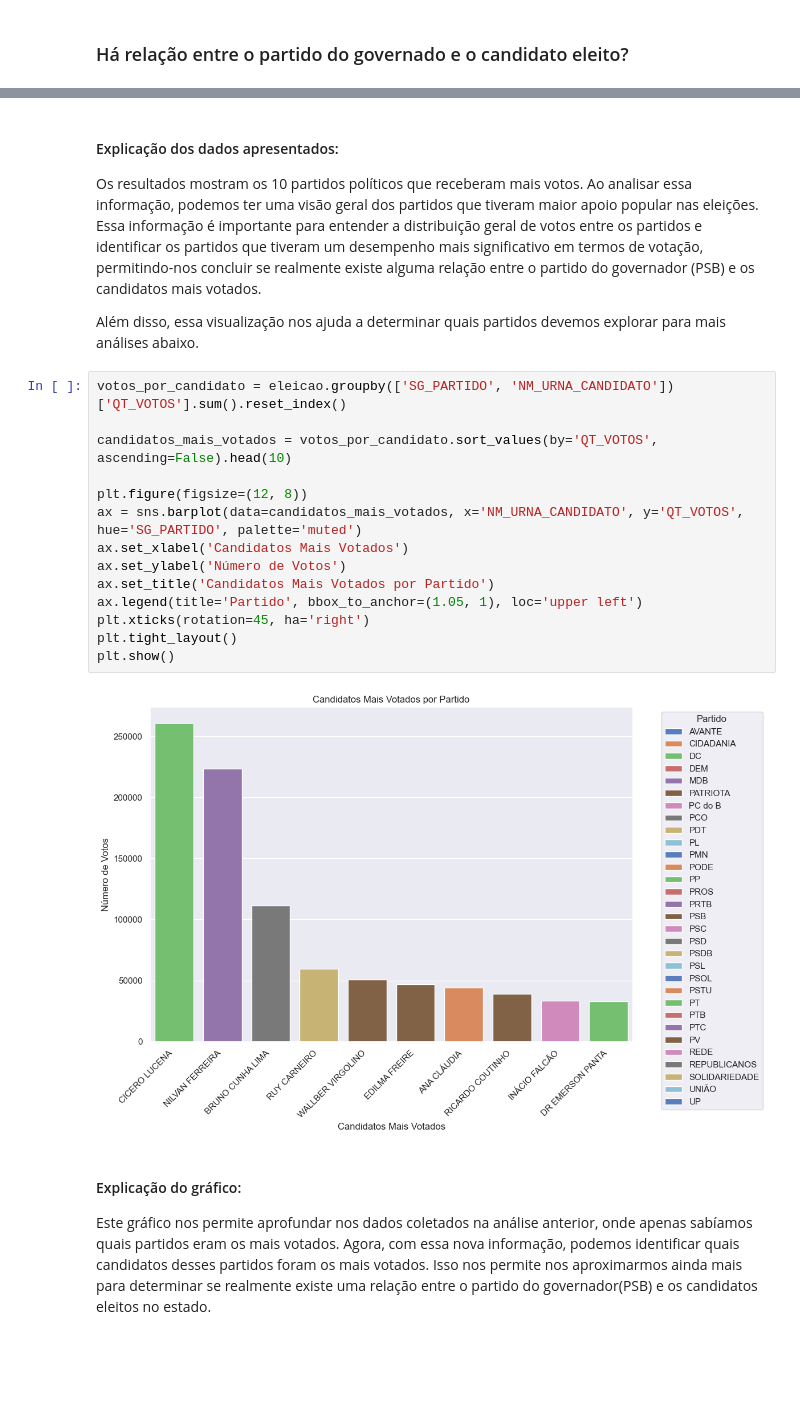
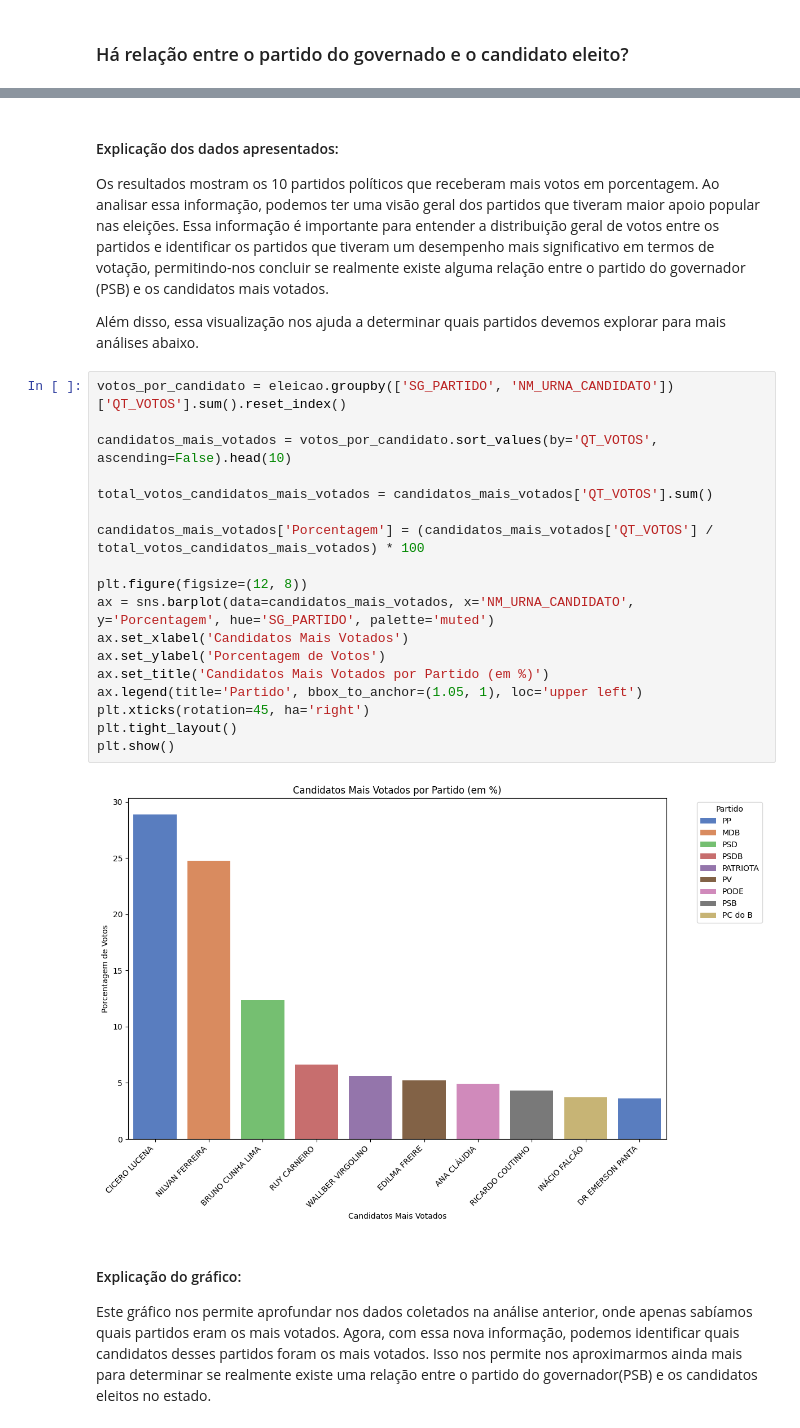
Before and after one commit to Kawhan/final_data_project, a Jupyter notebook: relatorio.ipynb, the cells around one changed output, grey strips where cells are left out. Cells and saved outputs as stored; diff of their text form; blank space fills up the shorter version.

```diff
--- a/relatorio.ipynb
+++ b/relatorio.ipynb
@@ -1496,24 +1497,28 @@ PSB: 96416.0
 # %% [markdown]
 #### Explicação dos dados apresentados:
-Os resultados mostram os 10 partidos políticos que receberam mais votos. Ao analisar essa informação, podemos ter uma visão geral dos partidos que tiveram maior apoio popular nas eleições. Essa informação é importante para entender a distribuição geral de votos entre os partidos e identificar os partidos que tiveram um desempenho mais significativo em termos de votação, permitindo-nos concluir se realmente existe alguma relação entre o partido do governador (PSB) e os candidatos mais votados.
+Os resultados mostram os 10 partidos políticos que receberam mais votos em porcentagem. Ao analisar essa informação, podemos ter uma visão geral dos partidos que tiveram maior apoio popular nas eleições. Essa informação é importante para entender a distribuição geral de votos entre os partidos e identificar os partidos que tiveram um desempenho mais significativo em termos de votação, permitindo-nos concluir se realmente existe alguma relação entre o partido do governador (PSB) e os candidatos mais votados.
 
 Além disso, essa visualização nos ajuda a determinar quais partidos devemos explorar para mais análises abaixo.
 # %%
 votos_por_candidato = eleicao.groupby(['SG_PARTIDO', 'NM_URNA_CANDIDATO'])['QT_VOTOS'].sum().reset_index()
 
 candidatos_mais_votados = votos_por_candidato.sort_values(by='QT_VOTOS', ascending=False).head(10)
 
+total_votos_candidatos_mais_votados = candidatos_mais_votados['QT_VOTOS'].sum()
+
+candidatos_mais_votados['Porcentagem'] = (candidatos_mais_votados['QT_VOTOS'] / total_votos_candidatos_mais_votados) * 100
+
 plt.figure(figsize=(12, 8))
-ax = sns.barplot(data=candidatos_mais_votados, x='NM_URNA_CANDIDATO', y='QT_VOTOS', hue='SG_PARTIDO', palette='muted')
+ax = sns.barplot(data=candidatos_mais_votados, x='NM_URNA_CANDIDATO', y='Porcentagem', hue='SG_PARTIDO', palette='muted')
 ax.set_xlabel('Candidatos Mais Votados')
-ax.set_ylabel('Número de Votos')
-ax.set_title('Candidatos Mais Votados por Partido')
+ax.set_ylabel('Porcentagem de Votos')
+ax.set_title('Candidatos Mais Votados por Partido (em %)')
 ax.legend(title='Partido', bbox_to_anchor=(1.05, 1), loc='upper left')
 plt.xticks(rotation=45, ha='right')
 plt.tight_layout()
 plt.show()
 # %% [output]
-[figure, old version]
+[figure, new version]
 # %% [markdown]
 #### Explicação do gráfico:
 Este gráfico nos permite aprofundar nos dados coletados na análise anterior, onde apenas sabíamos quais partidos eram os mais votados. Agora, com essa nova informação, podemos identificar quais candidatos desses partidos foram os mais votados. Isso nos permite nos aproximarmos ainda mais para determinar se realmente existe uma relação entre o partido do governador(PSB) e os candidatos eleitos no estado.
```
Also changed, not shown: parts of 7 cells of this notebook.
